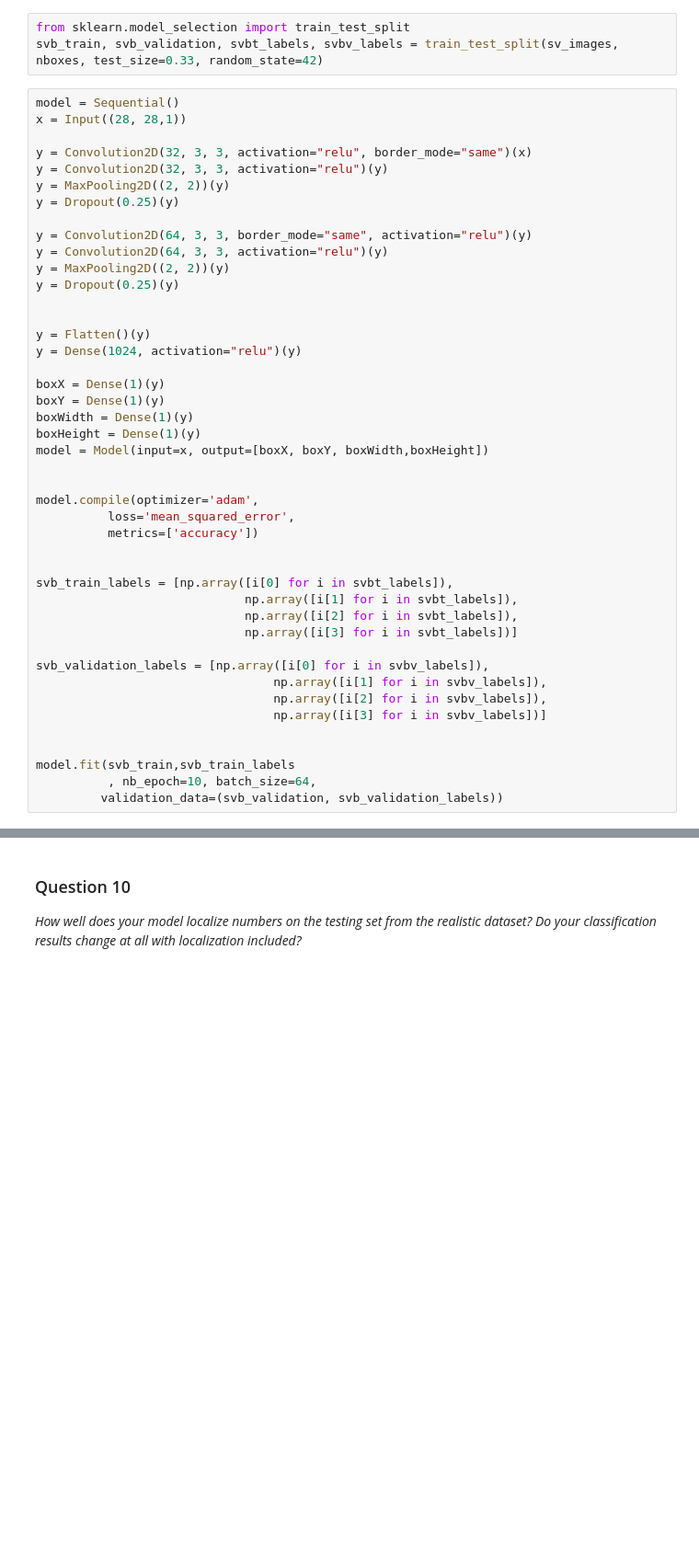
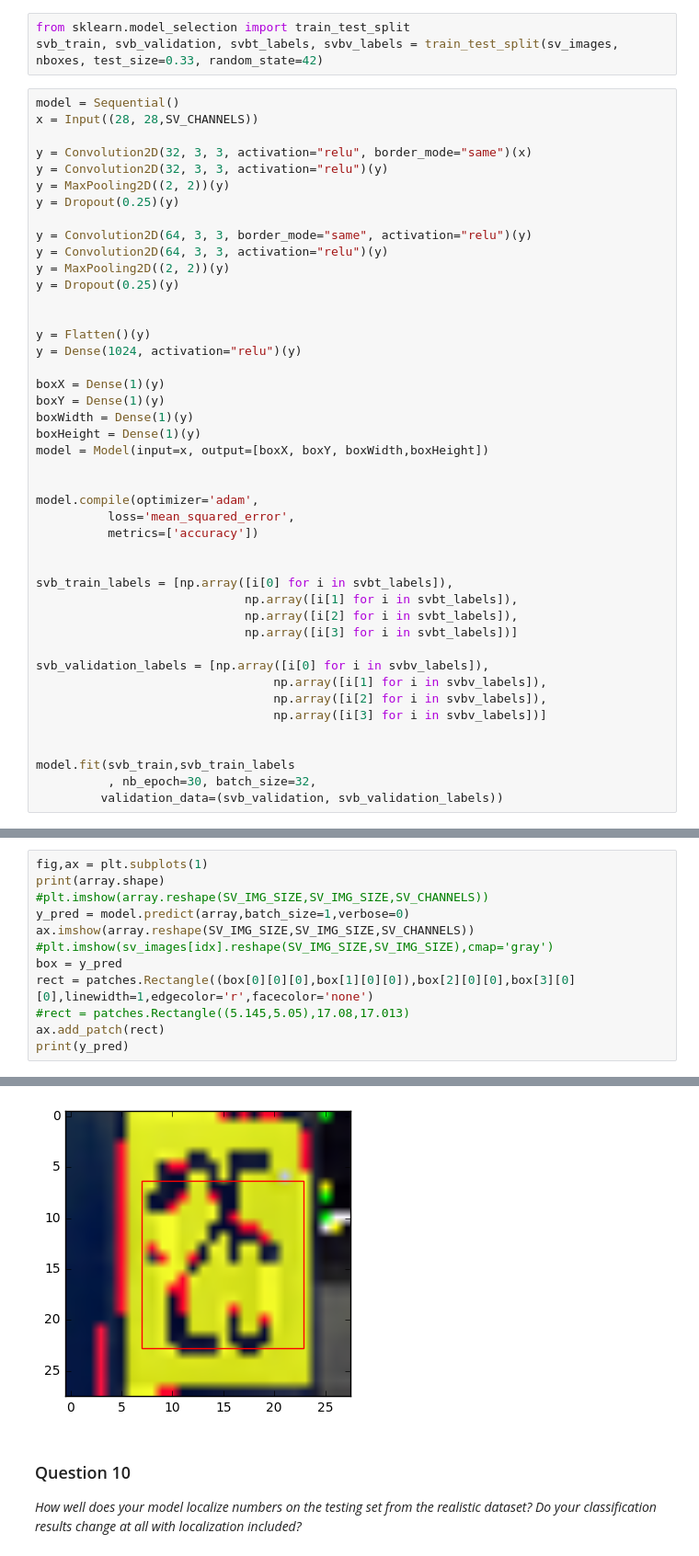
Before and after one commit to asindico/digitRecognition, a Jupyter notebook: digit_recognition.ipynb, the cells around one changed output, grey strips where cells are left out. Shown at 92% size. Cells and saved outputs as stored; diff of their text form; blank space fills up the shorter version.

```diff
--- a/digit_recognition.ipynb
+++ b/digit_recognition.ipynb
@@ -584,7 +593,7 @@ from sklearn.model_selection import train_test_split
 svb_train, svb_validation, svbt_labels, svbv_labels = train_test_split(sv_images, nboxes, test_size=0.33, random_state=42)
 # %%
 model = Sequential()
-x = Input((28, 28,1))
+x = Input((28, 28,SV_CHANNELS))
 
 y = Convolution2D(32, 3, 3, activation="relu", border_mode="same")(x)
 y = Convolution2D(32, 3, 3, activation="relu")(y)
@@ -624,7 +633,7 @@ svb_validation_labels = [np.array([i[0] for i in svbv_labels]),
 
 
 model.fit(svb_train,svb_train_labels
-          , nb_epoch=10, batch_size=64,
+          , nb_epoch=30, batch_size=32,
          validation_data=(svb_validation, svb_validation_labels))
 # %% [output]
 Train on 13400 samples, validate on 6600 samples
@@ -632,0 +657,13 @@ KeyboardInterrupt:
+# %%
+fig,ax = plt.subplots(1)
+print(array.shape)
+#plt.imshow(array.reshape(SV_IMG_SIZE,SV_IMG_SIZE,SV_CHANNELS))
+y_pred = model.predict(array,batch_size=1,verbose=0)
+ax.imshow(array.reshape(SV_IMG_SIZE,SV_IMG_SIZE,SV_CHANNELS))
+#plt.imshow(sv_images[idx].reshape(SV_IMG_SIZE,SV_IMG_SIZE),cmap='gray')
+box = y_pred
+rect = patches.Rectangle((box[0][0][0],box[1][0][0]),box[2][0][0],box[3][0][0],linewidth=1,edgecolor='r',facecolor='none')
+#rect = patches.Rectangle((5.145,5.05),17.08,17.013)
+ax.add_patch(rect)
+print(y_pred)
+# %% [output]
@@ -633,3 +672,4 @@ KeyboardInterrupt:
+[figure, added]
 # %% [markdown]
 ### Question 10
 _How well does your model localize numbers on the testing set from the realistic dataset? Do your classification results change at all with localization included?_
```
Also changed, not shown: parts of 6 cells of this notebook.
